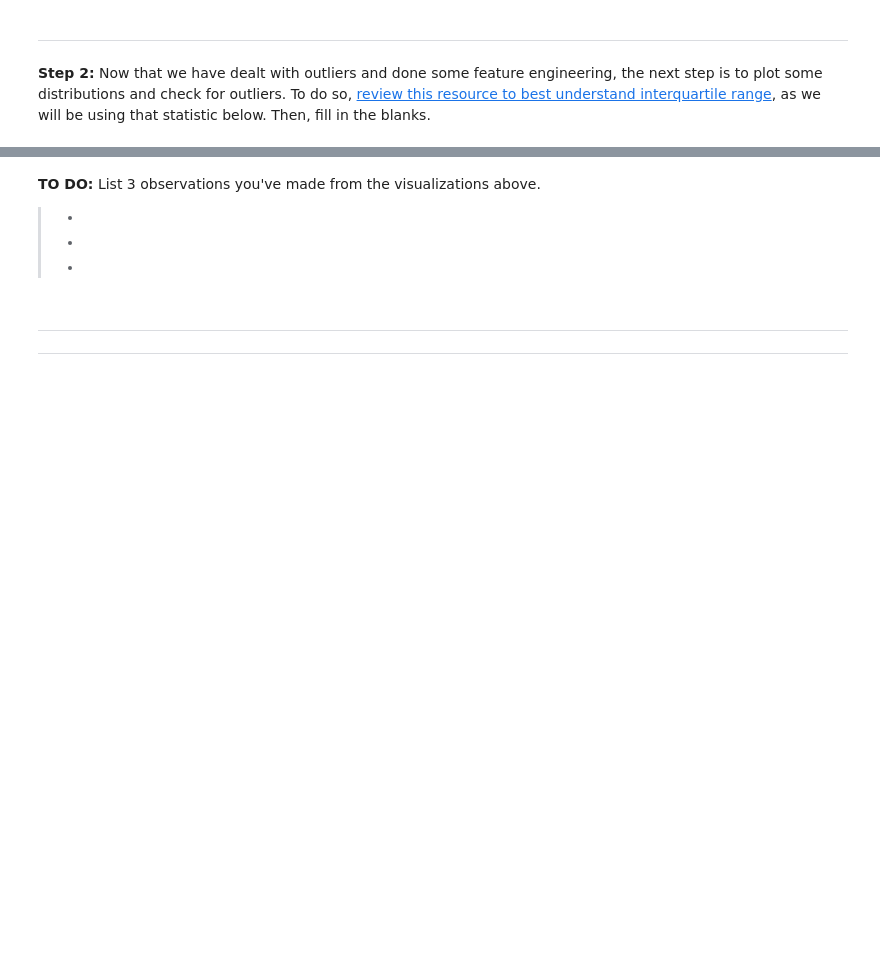
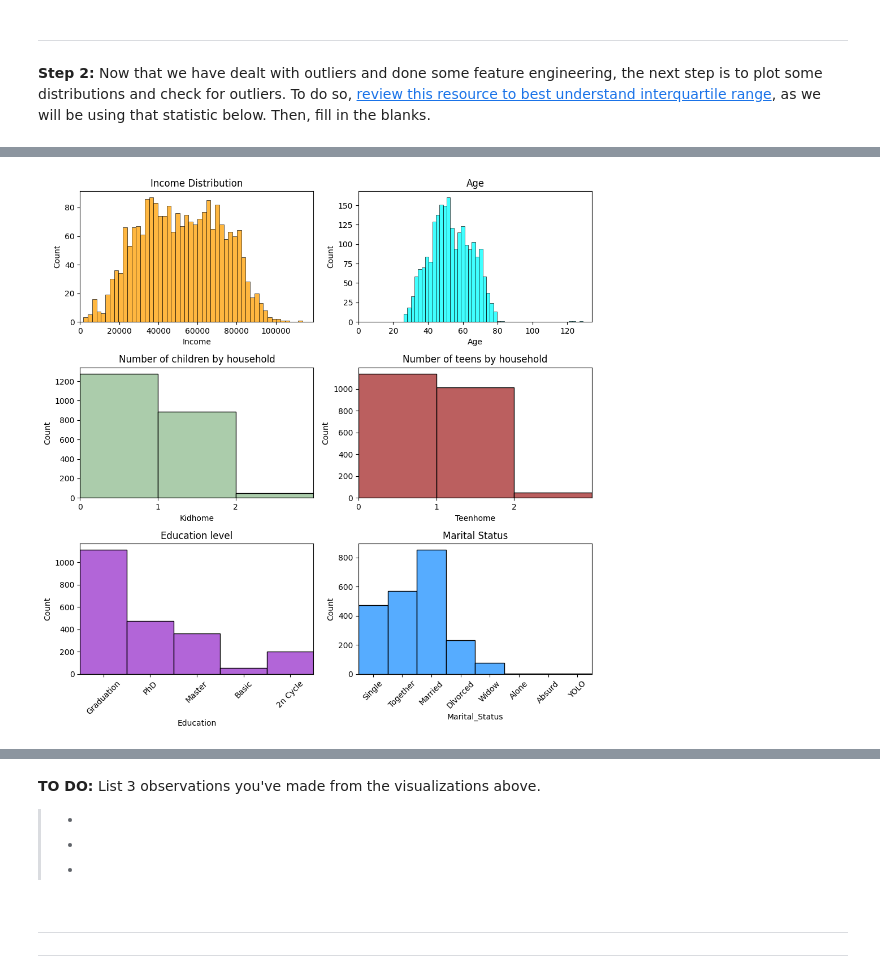
Before and after one commit to chipojaya1/myNEBDHub, a Jupyter notebook: Customer_Segmentation_Analysis.ipynb, the cells around one changed output, grey strips where cells are left out. Saved outputs shown, nothing was run; the diff lists cells and outputs as text; code cells hidden in the pictures; blank space fills up the shorter version.

```diff
--- a/Customer_Segmentation_Analysis.ipynb
+++ b/Customer_Segmentation_Analysis.ipynb
@@ -279,34 +367,47 @@ print("Outliers in the Income column:", len(outliers))
 # %%
 # TODO: Remove the outliers in the `Income` column.
-df = df[~((df['_____'] < (Q1 - 1.5 * ___)) | (df['_____'] > (Q3 + 1.5 * ___)))]
+df = df[~((df['Income'] < (Q1 - 1.5 * IQR)) | (df['Income'] > (Q3 + 1.5 * IQR)))]
 # %%
 # TODO: Plot Histograms for the important columns.
 fig, axes = plt.subplots(nrows = 3, ncols = 2, figsize = (10,10))
 
 # TODO: Histogram for `Income` distribution.
-sns.histplot(df, x = '_____', color = '_____', bins = 50, ax = axes[0,0])
+sns.histplot(df, x = 'Income', color = '#ff9f00', bins = 50, ax = axes[0,0])
 axes[0,0].set_title('Income Distribution')
+axes[0,0].set_xlim(left=0)
 
 # TODO: Histogram for `Age` distribution.
-sns.histplot(df, x = 'Age', color = '_____', bins = 50, ax = axes[0,1])
-axes[0,1].set_title('_____')
+sns.histplot(df, x = 'Age', color = '#00FFFF', bins = 50, ax = axes[0,1])
+axes[0,1].set_title('Age')
+axes[0,1].set_xlim(left=0)
 
 # TODO: Histogram for `Kidhome` distribution.
-sns.histplot(df, x = '_____', color = '_____', ax = axes[1,0])
+bins_kid = range(0, df['Kidhome'].max() + 2)   # edges: 0,1,2,...max+1
+sns.histplot(df, x='Kidhome', color='#8fbc8f', bins=bins_kid, ax=axes[1,0])
 axes[1,0].set_title('Number of children by household')
+axes[1,0].set_xlim(0, df['Kidhome'].max() + 1)   # to trim extra space
+axes[1,0].set_xticks(range(0, df['Kidhome'].max() + 1))  # labels at left edges
 
 # TODO: Histogram for `Teenhome` distribution.
-sns.histplot(df, x = '_____', color = '_____', ax = axes[1,1])
-axes[1,1].set_title('_____')
+bins_teen = range(0, df['Teenhome'].max() + 2)
+sns.histplot(df, x='Teenhome', color='#a52a2a', bins=bins_teen, ax=axes[1,1])
+axes[1,1].set_title('Number of teens by household')
+axes[1,1].set_xlim(0, df['Teenhome'].max() + 1)
+axes[1,1].set_xticks(range(0, df['Teenhome'].max() + 1))
 
 # TODO: Histogram for `Education` distribution.
-sns.histplot(df, x = '_____', color ='_____', ax = axes[2,0])
-axes[2,0].set_title('_____')
+sns.histplot(df, x = 'Education', color ='#9932cc', ax = axes[2,0])
+axes[2,0].set_title('Education level')
+axes[2,0].tick_params(axis='x', rotation=45)
+axes[2,0].margins(x=0)  # removes all padding – first bar touches y‑axis, last touches right edge
 
 # TODO: Histogram for `Marital_Status` distribution.
-sns.histplot(df, x = '_____', color = '_____', ax = axes[2,1])
-axes[2,1].set_title('_____')
-plt.xticks(rotation = 45)
+sns.histplot(df, x = 'Marital_Status', color = '#1e90ff', ax = axes[2,1])
+axes[2,1].set_title('Marital Status')
+axes[2,1].tick_params(axis='x', rotation=45)
+axes[2,1].margins(x=0)  # removes all padding – first bar touches y‑axis, last touches right edge
 
 plt.tight_layout();
+# %% [output]
+[figure, added]
 # %%
```
Also changed, not shown: parts of 25 cells of this notebook.
